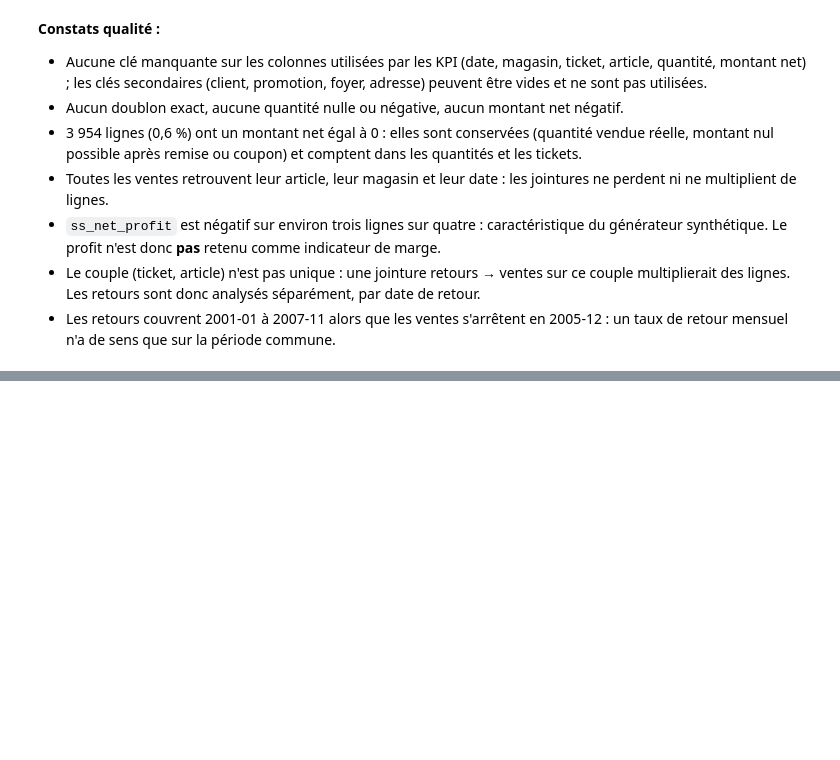
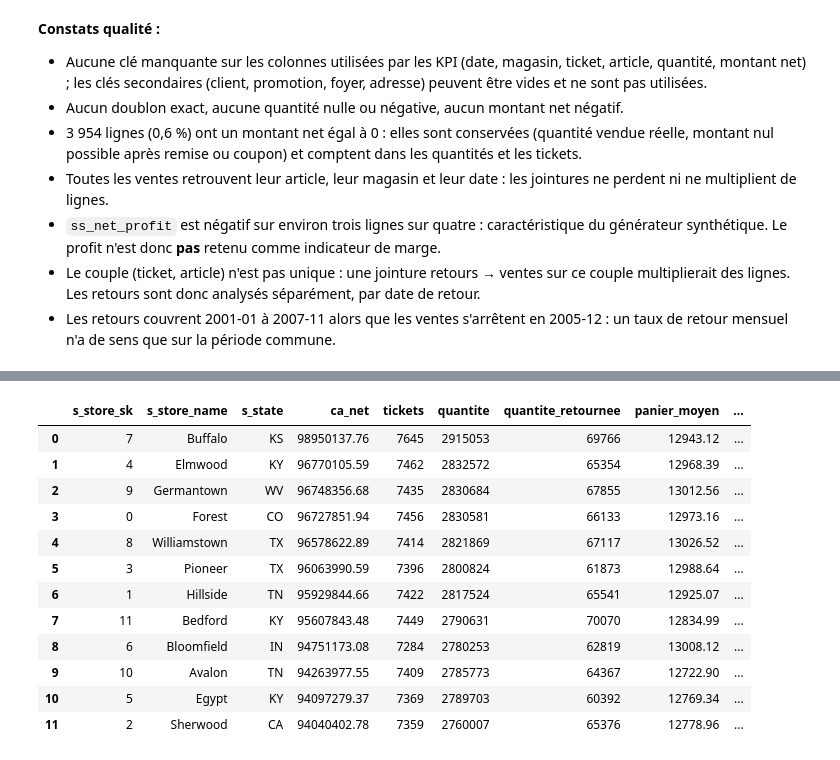
Before and after one commit to waelchaibi/tp_dw_dl, a Jupyter notebook: notebooks/TP4_Retail_Intelligence.ipynb, the cells around one changed output, grey strips where cells are left out. Cells and saved outputs as stored; diff of their text form; code cells hidden in the pictures; blank space fills up the shorter version.

```diff
--- a/notebooks/TP4_Retail_Intelligence.ipynb
+++ b/notebooks/TP4_Retail_Intelligence.ipynb
@@ -492,0 +794,32 @@ Au minimum **2 constats**. Rappel : corrélation ≠ causalité ; les données T
+# %%
+mag = (
+    gold_mensuel.groupBy("s_store_sk", "s_store_name", "s_state")
+    .agg(F.sum("ca_net").alias("ca_net"), F.sum("nb_tickets").alias("tickets"), F.sum("quantite").alias("quantite"))
+    .toPandas()
+)
+ret = (
+    gold_retours.filter(F.col("mois") <= FIN[:7]).groupBy("sr_store_sk")
+    .agg(F.sum("quantite_retournee").alias("quantite_retournee")).toPandas()
+)
+mag = mag.merge(ret, left_on="s_store_sk", right_on="sr_store_sk", how="left").drop(columns="sr_store_sk")
+mag["ca_net"] = mag["ca_net"].astype(float)
+mag["panier_moyen"] = (mag["ca_net"] / mag["tickets"]).round(2)
+mag["part_ca_pct"] = (100 * mag["ca_net"] / mag["ca_net"].sum()).round(2)
+mag["taux_retour_pct"] = (100 * mag["quantite_retournee"] / mag["quantite"]).round(2)
+mag = mag.sort_values("ca_net", ascending=False).reset_index(drop=True)
+mag.to_csv(RES / "co01_comparaison_magasins.csv", index=False)
+mag
+# %% [output]
+|  | s_store_sk | s_store_name | s_state | ca_net | tickets | quantite | quantite_retournee | panier_moyen | ... |
+| 0 | 7 | Buffalo | KS | 98950137.76 | 7645 | 2915053 | 69766 | 12943.12 | ... |
+| 1 | 4 | Elmwood | KY | 96770105.59 | 7462 | 2832572 | 65354 | 12968.39 | ... |
+| 2 | 9 | Germantown | WV | 96748356.68 | 7435 | 2830684 | 67855 | 13012.56 | ... |
+| 3 | 0 | Forest | CO | 96727851.94 | 7456 | 2830581 | 66133 | 12973.16 | ... |
+| 4 | 8 | Williamstown | TX | 96578622.89 | 7414 | 2821869 | 67117 | 13026.52 | ... |
+| 5 | 3 | Pioneer | TX | 96063990.59 | 7396 | 2800824 | 61873 | 12988.64 | ... |
+| 6 | 1 | Hillside | TN | 95929844.66 | 7422 | 2817524 | 65541 | 12925.07 | ... |
+| 7 | 11 | Bedford | KY | 95607843.48 | 7449 | 2790631 | 70070 | 12834.99 | ... |
+| 8 | 6 | Bloomfield | IN | 94751173.08 | 7284 | 2780253 | 62819 | 13008.12 | ... |
+| 9 | 10 | Avalon | TN | 94263977.55 | 7409 | 2785773 | 64367 | 12722.90 | ... |
+| 10 | 5 | Egypt | KY | 94097279.37 | 7369 | 2789703 | 60392 | 12769.34 | ... |
+| 11 | 2 | Sherwood | CA | 94040402.78 | 7359 | 2760007 | 65376 | 12778.96 | ... |
```
Also changed, not shown: parts of 86 cells of this notebook, 21 other files.
